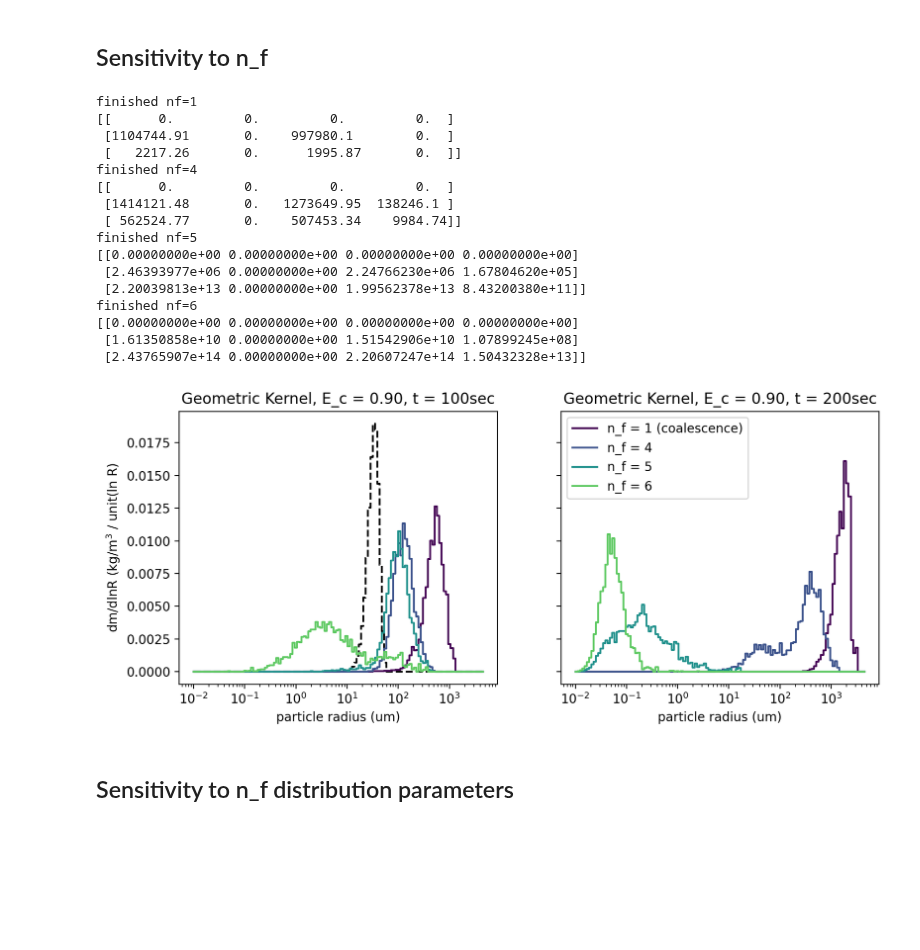
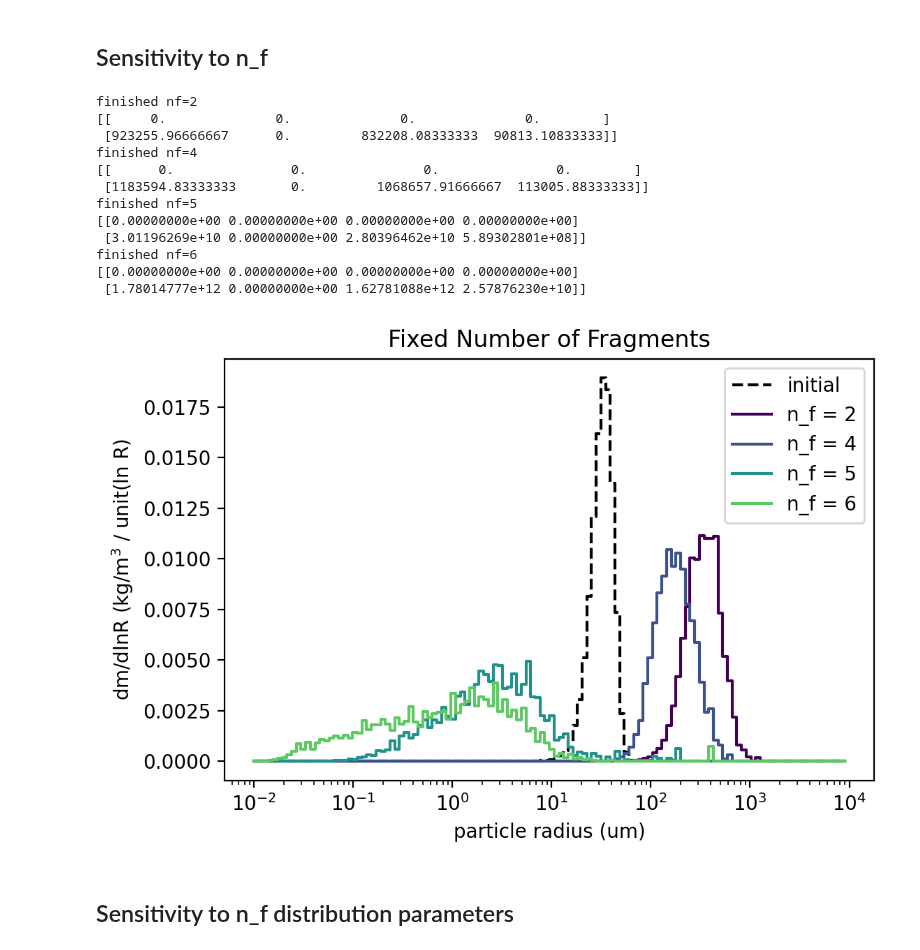
Before and after one commit to slayoo/PySDM-examples, a Jupyter notebook: PySDM_examples/deJong_Mackay_2022/box_sensitivities.ipynb, the cells around one changed output. Drawn from its saved outputs; the diff is of its cells as text; code cells hidden in the pictures; blank space fills up the shorter version.

```diff
--- a/PySDM_examples/deJong_Mackay_2022/box_sensitivities.ipynb
+++ b/PySDM_examples/deJong_Mackay_2022/box_sensitivities.ipynb
@@ -45,6 +42,7 @@ Ec_vals = [1.0, 0.95, 0.9, 0.8]
 (x,y,rates) = run_box_breakup(settings, [0])
 fig, ax = pyplot.subplots(ncols=2,sharey=True,figsize=(10,4),dpi=200)
 ax[0].step(x,y[0]*settings.rho, color='k', linestyle='--', label='initial')
+ax[1].step(x,y[0]*settings.rho, color='k', linestyle='--', label='initial')
 #ax[0].step(x[0],y[0,0]*settings.rho, color='k', label='100 sec')
 
 for (i, Ec) in enumerate(Ec_vals):
@@ -55,6 +53,8 @@ for (i, Ec) in enumerate(Ec_vals):
         if j == 0:
             continue
         lbl = 'Ec = ' + str(Ec)
+        if Ec == 1.0:
+            lbl = 'Ec = 1.0'
         ax[j-1].step(x,y[j]*settings.rho, color=cmap(i/len(Ec_vals)),#linestyle='--',
                 label= lbl if lbl not in pyplot.gca().get_legend_handles_labels()[1] else '')
     print(rates)
@@ -76,9 +76,9 @@ ax[0].set_xlabel("particle radius (um)")
 ax[1].set_xlabel("particle radius (um)")
 ax[0].set_ylabel("dm/dlnR (kg/m$^3$ / unit(ln R)")
 ax[0].legend()
-ax[0].set_title("Geometric Kernel, n$_f$ = 4, t = 100sec")
-ax[1].set_title("Geometric Kernel, n$_f$ = 4, t = 200sec")
-#pyplot.savefig('figures/geometric_Ec_sensitivity.png')
+ax[0].set_title("t = 100sec")
+ax[1].set_title("t = 200sec")
+pyplot.savefig('figures/geometric_nf4_Ec_sensitivity.png')
 # %% [output]
 finished Ec=1.0
 [[0.0000000e+00 0.0000000e+00 0.0000000e+00 0.0000000e+00]
@@ -267,68 +266,58 @@ finished Berry
 # %%
 settings = Settings0D()
 
-settings.coal_eff = ConstEc(Ec=0.9)
+settings.coal_eff = ConstEc(Ec=0.90)
 #settings.coal_eff = Berry1967()
 settings.n_sd = 2**13
 settings.radius_bins_edges = np.logspace(
-            np.log10(0.01 * si.um), np.log10(5000 * si.um), num=128, endpoint=True
+            np.log10(0.01 * si.um), np.log10(10000 * si.um), num=128, endpoint=True
         )
 
 settings.warn_overflows = False
-t_steps = [0, 100, 200]
+t_steps = [0, 120]
 cmap = matplotlib.cm.get_cmap('viridis')
 legend_entries = []
 
-nf_vals = [1, 4, 5, 6]
+nf_vals = [2, 4, 5, 6]
 
 (x,y,rates) = run_box_breakup(settings, [0])
-fig, ax = pyplot.subplots(ncols=2,sharey=True,figsize=(10,4),dpi=200)
-ax[0].step(x,y[0]*settings.rho, color='k', linestyle='--', label='initial')
-#pyplot.plot(x[0],y[0,0]*settings.rho, color='k', label='final')
+fig, ax = pyplot.subplots(ncols=1,sharey=True,figsize=(6,4),dpi=200)
+ax.step(x,y[0]*settings.rho, color='k', linestyle='--', label='initial')
 
 for (i, nf) in enumerate(nf_vals):
     settings.fragmentation = AlwaysN(n=nf)
     (x,y,rates) = run_box_breakup(settings, t_steps)
     print("finished nf="+str(nf))
     for (j, step) in enumerate(t_steps):
         if j == 0:
             continue
         lbl = 'n_f = ' + str(nf)
         if nf == 1:
             lbl += ' (coalescence)'
-        ax[j-1].step(x,y[j]*settings.rho, color=cmap(i/len(nf_vals)),#linestyle='--',
+        ax.step(x,y[j]*settings.rho, color=cmap(i/len(nf_vals)),#linestyle='--',
                 label= lbl if lbl not in pyplot.gca().get_legend_handles_labels()[1] else '')
     print(rates)
 
-ax[0].set_xscale("log")
-ax[1].set_xscale("log")
-ax[0].set_xlabel("particle radius (um)")
-ax[1].set_xlabel("particle radius (um)")
-ax[0].set_ylabel("dm/dlnR (kg/m$^3$ / unit(ln R)")
-ax[1].legend()
-ax[0].set_title("Geometric Kernel, E_c = 0.90, t = " + str(t_steps[1]) + "sec")
-ax[1].set_title("Geometric Kernel, E_c = 0.90, t = " + str(t_steps[2]) + "sec")
-
-#pyplot.savefig('geometric_nf_sensitivity_berry.png')
-pyplot.savefig('geometric_nf_sensitivity.png')
+ax.set_xscale("log")
+ax.set_xlabel("particle radius (um)")
+ax.set_ylabel("dm/dlnR (kg/m$^3$ / unit(ln R)")
+ax.legend()
+ax.set_title("Fixed Number of Fragments")
+pyplot.savefig('figures/geometric_nf_sensitivity.png')
 # %% [output]
-finished nf=1
-[[      0.         0.         0.         0.  ]
- [1104744.91       0.    997980.1        0.  ]
- [   2217.26       0.      1995.87       0.  ]]
+finished nf=2
+[[     0.              0.              0.              0.        ]
+ [923255.96666667      0.         832208.08333333  90813.10833333]]
 finished nf=4
-[[      0.         0.         0.         0.  ]
- [1414121.48       0.   1273649.95  138246.1 ]
- [ 562524.77       0.    507453.34    9984.74]]
+[[      0.               0.               0.               0.        ]
+ [1183594.83333333       0.         1068657.91666667  113005.88333333]]
 finished nf=5
 [[0.00000000e+00 0.00000000e+00 0.00000000e+00 0.00000000e+00]
- [2.46393977e+06 0.00000000e+00 2.24766230e+06 1.67804620e+05]
- [2.20039813e+13 0.00000000e+00 1.99562378e+13 8.43200380e+11]]
+ [3.01196269e+10 0.00000000e+00 2.80396462e+10 5.89302801e+08]]
 finished nf=6
 [[0.00000000e+00 0.00000000e+00 0.00000000e+00 0.00000000e+00]
- [1.61350858e+10 0.00000000e+00 1.51542906e+10 1.07899245e+08]
- [2.43765907e+14 0.00000000e+00 2.20607247e+14 1.50432328e+13]]
+ [1.78014777e+12 0.00000000e+00 1.62781088e+12 2.57876230e+10]]
-[figure, old version]
+[figure, new version]
 # %% [markdown]
 ## Sensitivity to n_f distribution parameters
 # %%
```
Also changed, not shown: parts of 4 cells of this notebook, 35 other files.
